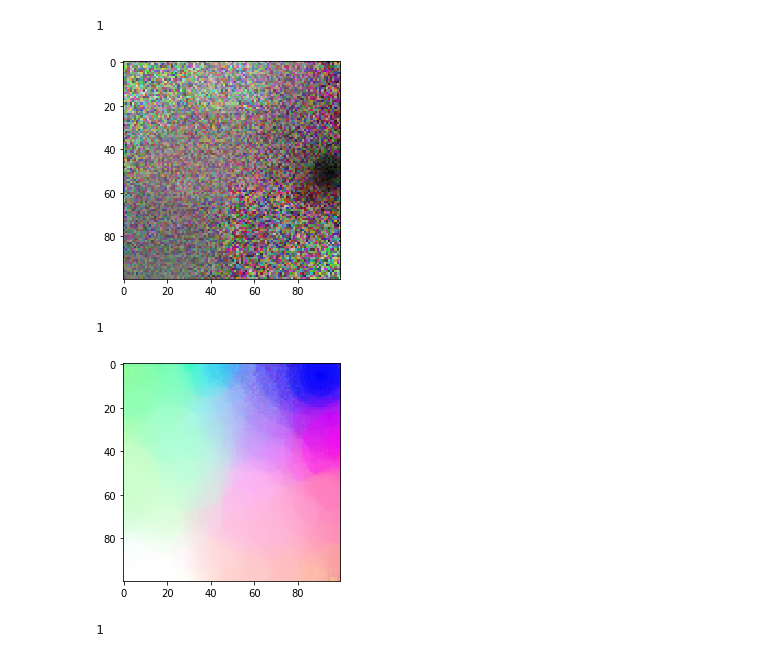
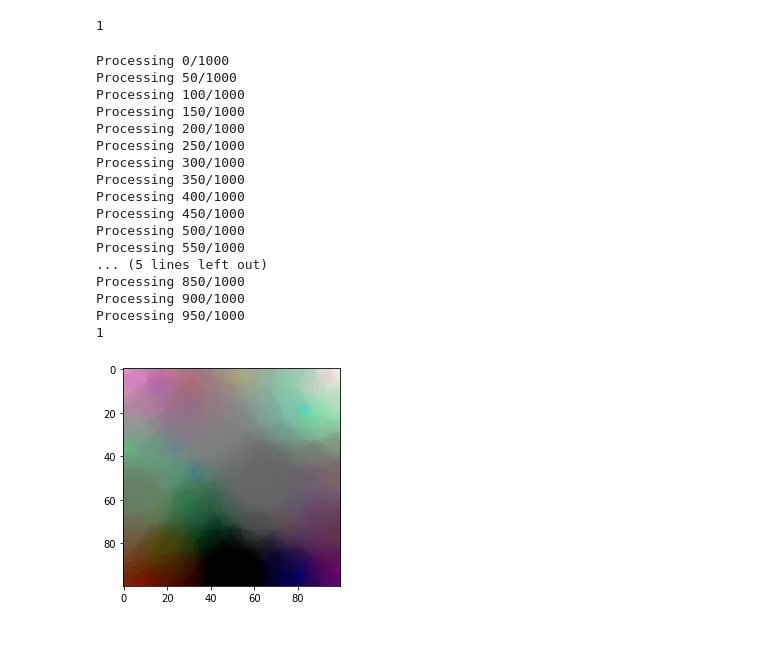
Before and after one commit to gampixi/DID305-MD3, a Jupyter notebook: did305md3.ipynb, the cells around one changed output. Saved outputs shown, nothing was run; the diff lists cells and outputs as text; code cells hidden in the pictures.

```diff
--- a/did305md3.ipynb
+++ b/did305md3.ipynb
@@ -18,10 +18,12 @@ class SOM:
 
         epochs_data = []
         for epoch in range(epochs):
+            if epoch % 50 == 0:
+                print("Processing {}/{}".format(epoch, epochs))
             vector = data[random.randrange(0, len(data))]
             bmu_index = self.find_bmu_index(vector)
 
-            epoch_data = [[None] * self.size] * self.size
+            epoch_data = [[None for j in range(self.size)] for i in range (self.size)]
             for row_index, row in enumerate(self.nodes):
                 for column_index, node in enumerate(row):
                     epoch_data[row_index][column_index] = node.get_weights()
@@ -29,7 +31,7 @@ class SOM:
                     if distance <= radius:
                         influence = math.exp(-distance/(2*radius**2))
                         node.adjust_weights(vector, influence, learning_rate)
-            epochs_data.append(epoch_data)
+            epochs_data.append(epoch_data.copy())
             radius = initial_radius * math.exp(-epoch/(epochs/math.log(initial_radius)))
 
         with open('epochs.pickle', 'wb') as dump_file:
@@ -76,24 +78,28 @@ print(1)
 # %%
 with open('dataset.pickle', 'rb') as pickle_file:
     content = pickle.load(pickle_file)
     content = list(map(lambda p:(x:=p[0], y:=p[1], z:=p[2], (x/10, y/10, z/10))[-1], content))
     som = SOM(100, 3)
-    som.fit(content, 100)
+    som.fit(content, 1000)
     som.display_weights()
 
 print(1)
 # %% [output]
+Processing 0/1000
+Processing 50/1000
+Processing 100/1000
+Processing 150/1000
+Processing 200/1000
+Processing 250/1000
+Processing 300/1000
+Processing 350/1000
+Processing 400/1000
+Processing 450/1000
+Processing 500/1000
+Processing 550/1000
+... (5 lines left out)
+Processing 850/1000
+Processing 900/1000
+Processing 950/1000
+1
-[figure, old version]
+[figure, new version]
-1
-# %%
-with open('dataset.pickle', 'rb') as pickle_file:
-    content = pickle.load(pickle_file)
-    content = normalize(content, norm="max")
-    som = SOM(100, 3)
-    som.fit(content, 1000)
-    som.display_weights()
-
-print(1)
-# %% [output]
-[figure, removed]
-1
```
Also changed, not shown: 2 other files.
